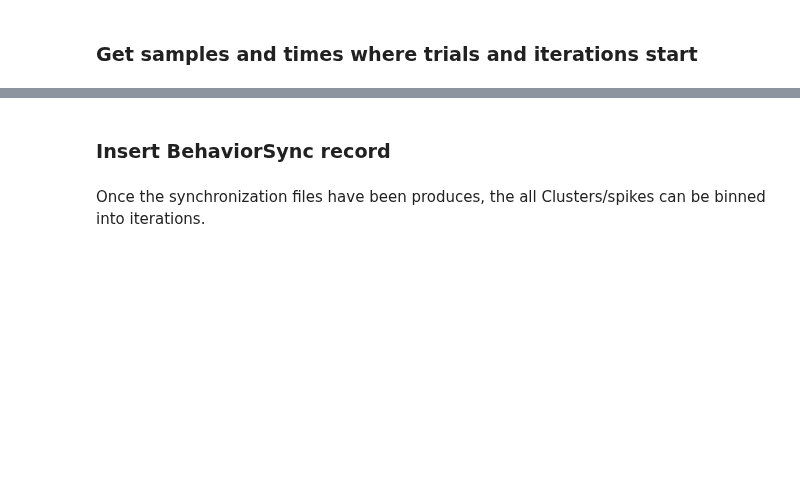
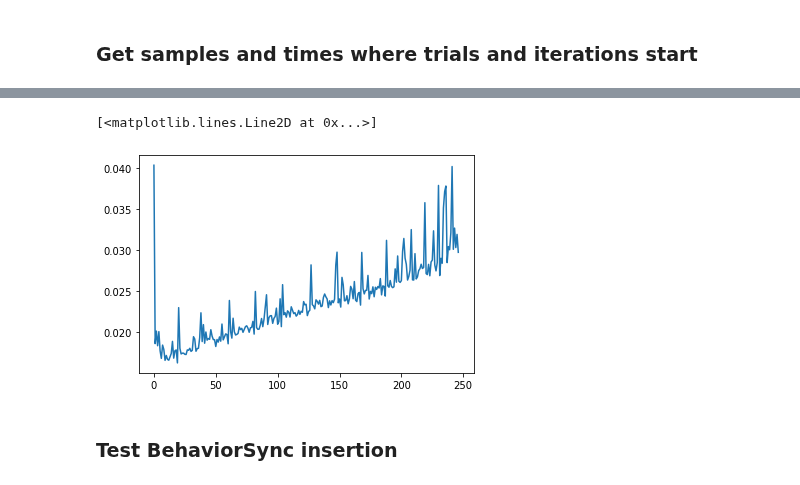
Before and after one commit to BrainCOGS/U19-pipeline-python, a Jupyter notebook: notebooks/ephys_element/check_sync_notebook-new_method.ipynb, the cells around one changed output, grey strips where cells are left out. Drawn from its saved outputs; the diff is of its cells as text; code cells hidden in the pictures; blank space fills up the shorter version.

```diff
--- a/notebooks/ephys_element/check_sync_notebook-new_method.ipynb
+++ b/notebooks/ephys_element/check_sync_notebook-new_method.ipynb
@@ -84,9 +159,16 @@ status
 # %%
 x = np.array([])
-for i in range(iteration_dict['iter_times_idx'].shape[0]):
+mean_x = np.array([])
+for i in range(iteration_dict['iter_times_idx'].shape[0]-1):
     s = behavior_time[i].flatten()-iteration_dict['iter_times_idx'][i]
+    mean_time_trial = np.mean(s)
     x = np.append(x,s, axis=0)
+    mean_x = np.append(mean_x, mean_time_trial)
 
-plt.plot(x)
+#plt.plot(x)
+plt.plot(mean_x)
+# %% [output]
+[<matplotlib.lines.Line2D at 0x...>]
+[figure, added]
 # %% [markdown]
-### Insert BehaviorSync record
+### Test BehaviorSync insertion
@@ -99,5 +175,3 @@ ephys.BehaviorSync.insert1(final_key,allow_direct_insert=True)
-# %% [markdown]
-Once the synchronization files have been produces, the all Clusters/spikes can be binned into iterations.
 # %%
 ephys.BehaviorSync.populate(key)
 # %% [output]
```
Also changed, not shown: parts of 18 cells of this notebook, 2 other files.
